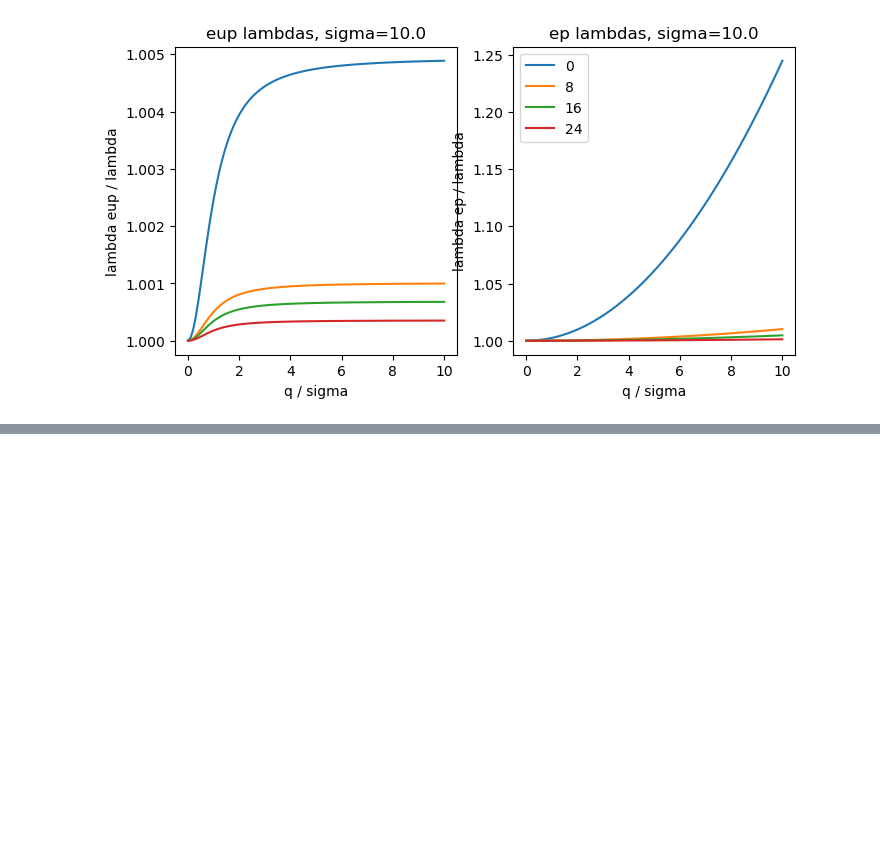
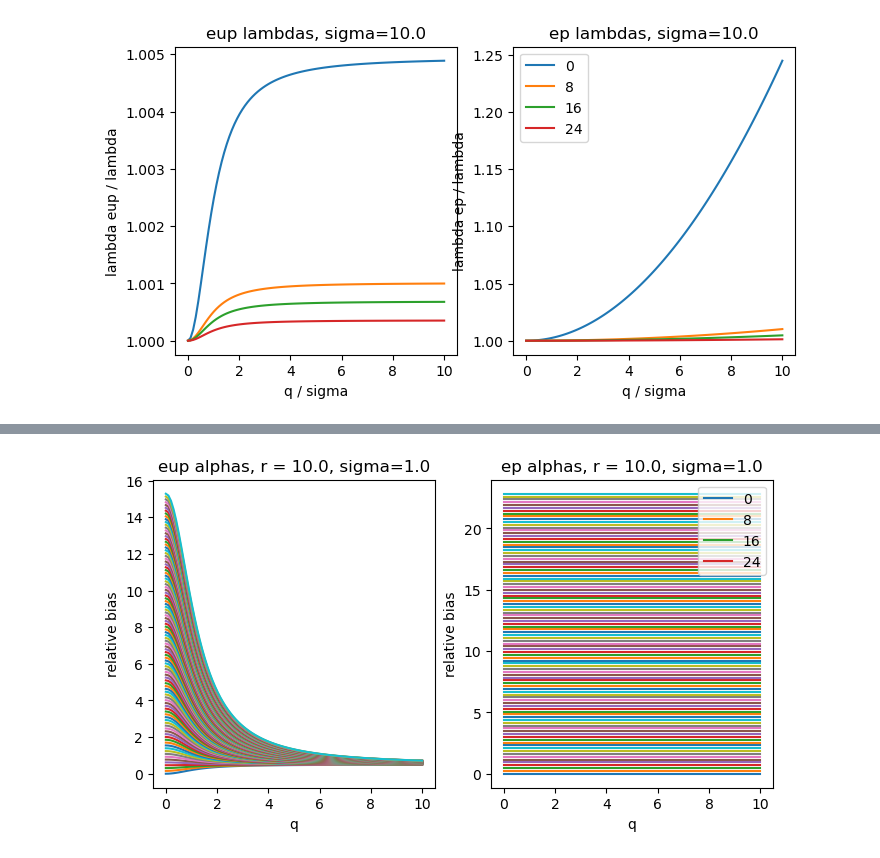
Before and after one commit to arob5/Bayesian-inference-with-surrogates, a Jupyter notebook: experiments/linear_Gaussian/linear_Gaussian_experiment.ipynb, the cells around one changed output, grey strips where cells are left out. Drawn from its saved outputs; the diff is of its cells as text; code cells hidden in the pictures; blank space fills up the shorter version.

```diff
--- a/experiments/linear_Gaussian/linear_Gaussian_experiment.ipynb
+++ b/experiments/linear_Gaussian/linear_Gaussian_experiment.ipynb
@@ -375,0 +430,39 @@ fig.savefig(f'out/mean_comparison_r{r}.png')
+# %%
+U, s, Vh = np.linalg.svd(G)
+ns = len(s)
+s_idcs = np.arange(0, len(s), len(s) // 3)
+y = test.y.copy()
+
+alphas_exact = alpha_exact(s=s, y=y, U=U, c0=c0, sig=sig)
+alphas_eup_norm = np.empty((nr, nq, ns))
+alphas_ep_norm = np.empty((nr, nq, ns))
+
+for i, r in enumerate(r_vals):
+    alphas_eup = alpha_eup(s=s, y=y, U=U, r=r, q=q_vals, c0=c0, sig=sig)
+    alphas_ep = alpha_ep(s=s, y=y, U=U, r=r, q=q_vals, c0=c0, sig=sig)
+    alphas_eup_norm[i] = alphas_eup - alphas_exact
+    alphas_ep_norm[i] = alphas_ep - alphas_exact
+# %%
+fig, axs = plt.subplots(1, 2, figsize=(8,4))
+q_over_sigma = q_vals / sig
+
+# eup
+ax = axs[0]
+eup_mean_plot = ax.plot(q_over_sigma, alphas_eup_norm[...,0].T)
+ax.set_title(f'eup alphas, r = {r}, sigma={sig}')
+ax.set_xlabel('q')
+ax.set_ylabel('relative bias')
+
+# ep
+ax = axs[1]
+ep_mean_plot = ax.plot(q_vals, alphas_ep_norm[...,0].T)
+ax.set_title(f'ep alphas, r = {r}, sigma={sig}')
+ax.set_xlabel('q')
+ax.set_ylabel('relative bias')
+ax.legend(ep_mean_plot, s_idcs)
+
+plt.close()
+
+display(fig)
+# %% [output]
+[figure, added]
```
Also changed, not shown: parts of 8 cells of this notebook, 1 other file.
